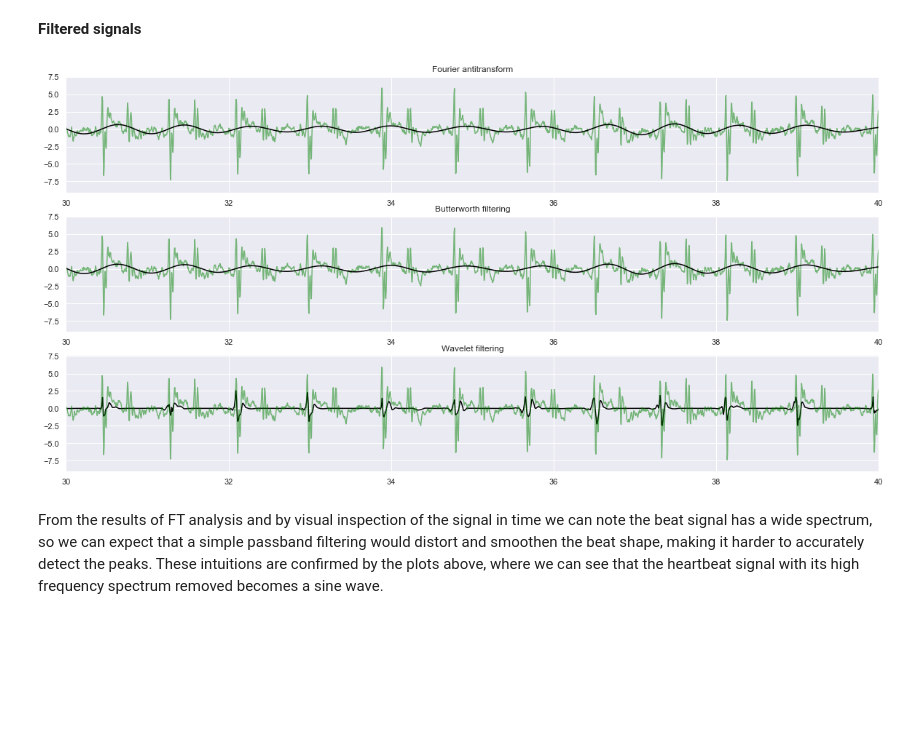
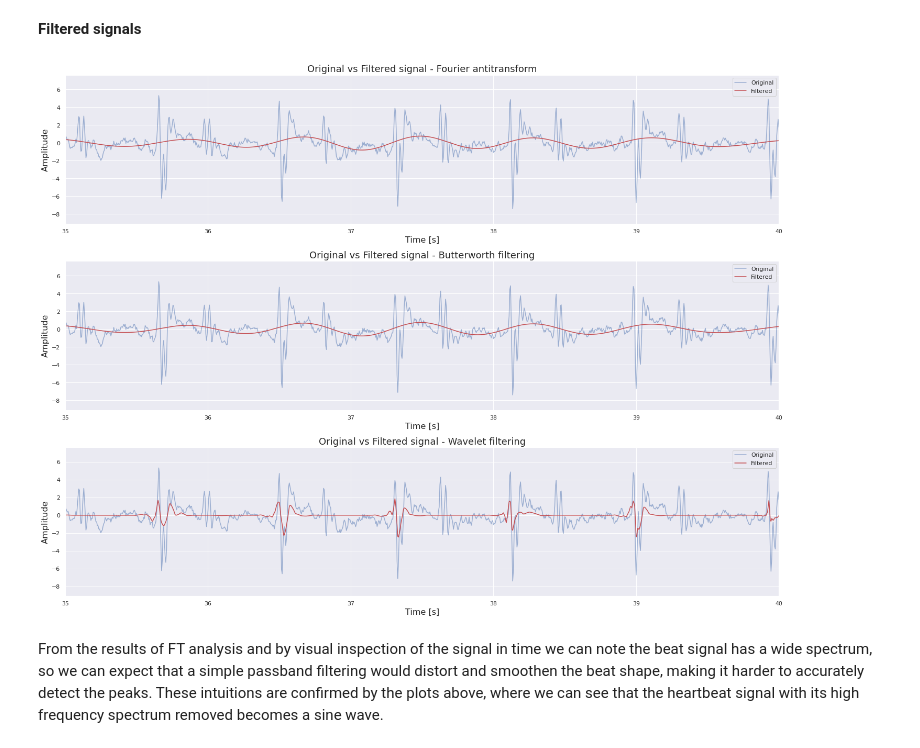
Before and after one commit to CrostaBot/HeartRateEstimation, a Jupyter notebook: SCG.ipynb, the cells around one changed output. Cells and saved outputs as stored; diff of their text form; code cells hidden in the pictures; blank space fills up the shorter version.

```diff
--- a/SCG.ipynb
+++ b/SCG.ipynb
@@ -491,26 +537,35 @@ wavelet_filt = pywt.waverec(coeffs, wavelet)
 **Filtered signals**
 # %%
 # Plot
-figure, axis = plt.subplots(3, 1, figsize = (20, 10))
+figure, axis = plt.subplots(3, 1, figsize = (20, 15))
 
-axis[0].plot(time, selected, 'green',alpha=0.5)
-axis[0].plot(time, sig_filt_fft, 'black')
-axis[0].set_xlim([30,40])
-axis[0].set_title("Fourier antitransform")
-
-axis[1].plot(time, selected, 'green',alpha=0.5)
-axis[1].plot(time, sig_filt_butter, 'black')
-axis[1].set_xlim([30,40])
-axis[1].set_title("Butterworth filtering")
-
-axis[2].plot(time, wavelet_filt[len(wavelet_filt)-len(time):], 'black')
-axis[2].plot(time, selected, 'green',alpha=0.5)
-axis[2].set_xlim([30,40])
-axis[2].set_title("Wavelet filtering")
+axis[0].plot(time, selected, 'b', alpha = 0.5, label = 'Original')
+axis[0].plot(time, sig_filt_fft, 'r', label = 'Filtered')
+axis[0].set_xlim([35,40])
+axis[0].set_title("Original vs Filtered signal - Fourier antitransform", fontsize = 18)
+axis[0].set_xlabel('Time [s]', fontsize = 16)
+axis[0].set_ylabel('Amplitude', fontsize = 16)
+axis[0].legend()
+axis[1].plot(time, selected, 'b', alpha = 0.5, label = 'Original')
+axis[1].plot(time, sig_filt_butter, 'r', label = 'Filtered')
+axis[1].set_xlim([35,40])
+axis[1].set_title("Original vs Filtered signal - Butterworth filtering", fontsize = 18)
+axis[1].set_xlabel('Time [s]', fontsize = 16)
+axis[1].set_ylabel('Amplitude', fontsize = 16)
+axis[1].legend()
+axis[2].plot(time, selected, 'b', alpha = 0.5, label = 'Original')
+axis[2].plot(time, wavelet_filt[len(wavelet_filt)-len(time):], 'r', label = 'Filtered')
+axis[2].set_xlim([35,40])
+axis[2].set_title("Original vs Filtered signal - Wavelet filtering", fontsize = 18)
+axis[2].set_xlabel('Time [s]', fontsize = 16)
+axis[2].set_ylabel('Amplitude', fontsize = 16)
+axis[2].legend()
+figure.tight_layout()
+plt.savefig("Images/SCG/Original_filt.png")
 
 plt.show()
 # %% [output]
-[figure, old version]
+[figure, new version]
 # %% [markdown]
 From the results of FT analysis and by visual inspection of the signal in time we can note the beat signal has a wide spectrum, so we can expect that a simple passband filtering would distort and smoothen the beat shape, making it harder to  accurately detect the peaks. These intuitions are confirmed by the plots above, where we can see that the heartbeat signal with its high frequency spectrum removed becomes a sine wave.
 # %% [markdown]
```
Also changed, not shown: parts of 13 cells of this notebook.
